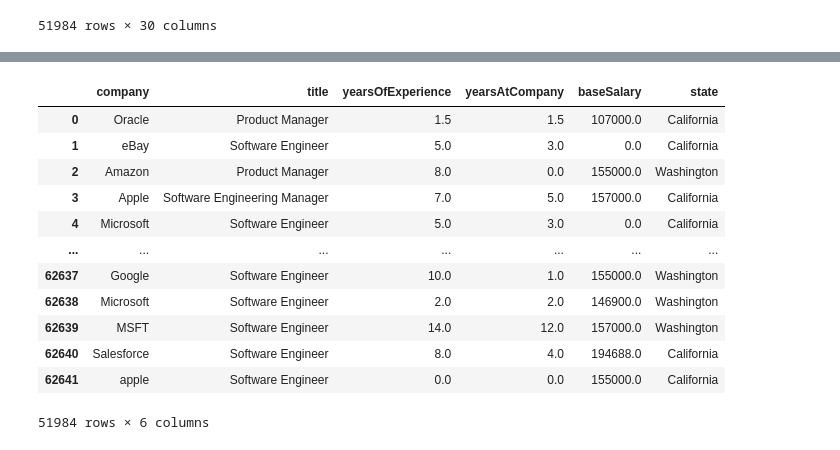
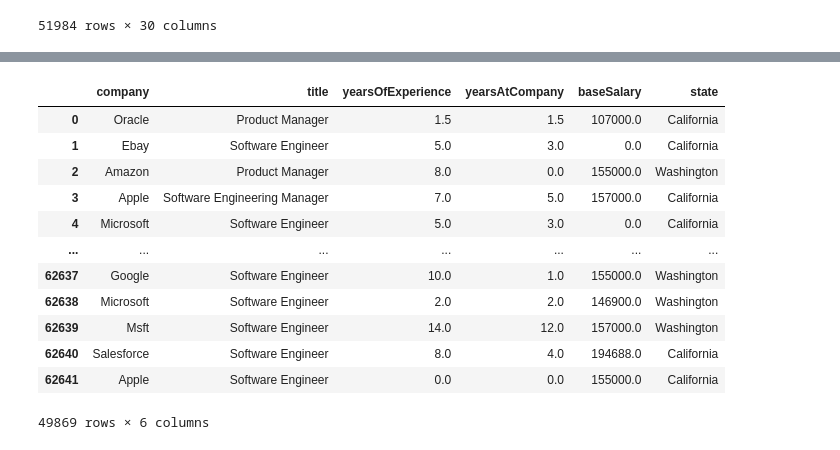
Before and after one commit to joeyshi12/tech-salaries-vis, a Jupyter notebook: docs/preprocessing.ipynb, the cells around one changed output, grey strips where cells are left out. Cells and saved outputs as stored; diff of their text form; code cells hidden in the pictures.

```diff
--- a/docs/preprocessing.ipynb
+++ b/docs/preprocessing.ipynb
@@ -80,3 +80,8 @@ filtered_df
 | 62640 | 9/16/2018 16:10:35 | Salesforce | Lead MTS | Software Engineer | 280000 | San Francisco, CA | 8.0 | ... |
 | 62641 | 1/29/2019 5:12:59 | apple | ict3 | Software Engineer | 200000 | Sunnyvale, CA | 0.0 | ... |
 51984 rows × 30 columns
+# %%
+# Filter for titles with the top ten record counts
+highest_titles = list(filtered_df.groupby("title").count().sort_values("company", ascending=False)["company"][:10].keys())
+filtered_df = filtered_df[filtered_df["title"].isin(highest_titles)]
+filtered_df
@@ -83,28 +102,30 @@ filtered_df
 # %%
 columns = [
     "company", "title", "yearsofexperience",
     "yearsatcompany", "basesalary", "state"
 ]
 
 name_map = {
     "yearsofexperience": "yearsOfExperience",
     "yearsatcompany": "yearsAtCompany",
     "basesalary": "baseSalary",
 }
 
 final_df = filtered_df[columns].rename(columns=name_map)
+final_df = final_df.dropna()
+final_df["company"] = final_df.apply(lambda row: row["company"].title(), axis=1)
 final_df
 # %% [output]
 |  | company | title | yearsOfExperience | yearsAtCompany | baseSalary | state |
 | 0 | Oracle | Product Manager | 1.5 | 1.5 | 107000.0 | California |
-| 1 | eBay | Software Engineer | 5.0 | 3.0 | 0.0 | California |
+| 1 | Ebay | Software Engineer | 5.0 | 3.0 | 0.0 | California |
 | 2 | Amazon | Product Manager | 8.0 | 0.0 | 155000.0 | Washington |
 | 3 | Apple | Software Engineering Manager | 7.0 | 5.0 | 157000.0 | California |
 | 4 | Microsoft | Software Engineer | 5.0 | 3.0 | 0.0 | California |
 | ... | ... | ... | ... | ... | ... | ... |
 | 62637 | Google | Software Engineer | 10.0 | 1.0 | 155000.0 | Washington |
 | 62638 | Microsoft | Software Engineer | 2.0 | 2.0 | 146900.0 | Washington |
-| 62639 | MSFT | Software Engineer | 14.0 | 12.0 | 157000.0 | Washington |
+| 62639 | Msft | Software Engineer | 14.0 | 12.0 | 157000.0 | Washington |
 | 62640 | Salesforce | Software Engineer | 8.0 | 4.0 | 194688.0 | California |
-| 62641 | apple | Software Engineer | 0.0 | 0.0 | 155000.0 | California |
+| 62641 | Apple | Software Engineer | 0.0 | 0.0 | 155000.0 | California |
-51984 rows × 6 columns
+49869 rows × 6 columns
```
Also changed, not shown: parts of 2 cells of this notebook, 5 other files.
